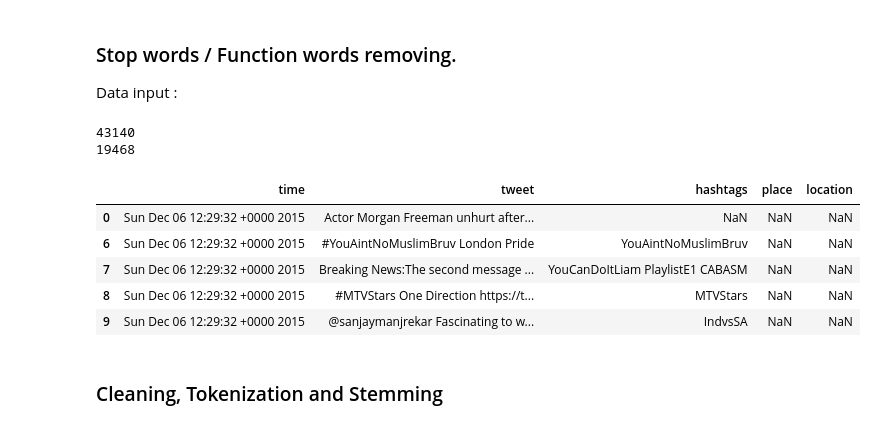
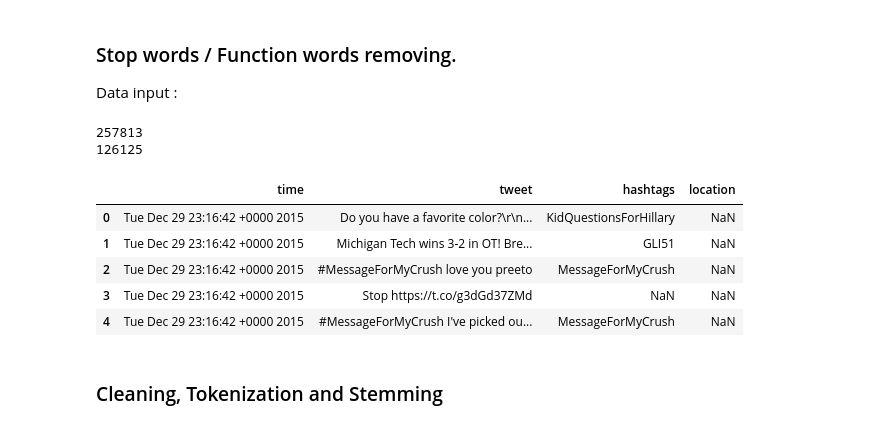
Before and after one commit to mydu/IIR, a Jupyter notebook: TwitterDataCleaning.ipynb, the cells around one changed output. Cells and saved outputs as stored; diff of their text form; code cells hidden in the pictures.

```diff
--- a/TwitterDataCleaning.ipynb
+++ b/TwitterDataCleaning.ipynb
@@ -12,26 +12,25 @@ import re
 
 Data input :
 # %%
-NorthAmerica = pd.read_csv("rawdata/trends/1206/NorthAmerica_Trends1206.csv",sep = ",", header = 0)
+NorthAmerica = pd.read_csv("rawdata/trends/1230/NorthAmerica_Trends1230.csv",sep = ",", header = 0)
 
-#NorthAmerica.columns = ['time','tweet','hashtags','location']
-NorthAmerica.columns = ['time','tweet','hashtags','place', 'location']
+NorthAmerica.columns = ['time','tweet','hashtags','location']
+# NorthAmerica.columns = ['time','tweet','hashtags','place', 'location']
 print len(NorthAmerica.index)
 NorthAmerica = NorthAmerica.drop_duplicates(subset='tweet',keep='last') #remove the duplicate tweets
 print len(NorthAmerica.index)
 
-
 TwitterData = NorthAmerica
 TwitterData.head()
 # %% [output]
-43140
-19468
+257813
+126125
-|  | time | tweet | hashtags | place | location |
-| 0 | Sun Dec 06 12:29:32 +0000 2015 | Actor Morgan Freeman unhurt after... | NaN | NaN | NaN |
-| 6 | Sun Dec 06 12:29:32 +0000 2015 | #YouAintNoMuslimBruv London Pride | YouAintNoMuslimBruv | NaN | NaN |
-| 7 | Sun Dec 06 12:29:32 +0000 2015 | Breaking News:The second message ... | YouCanDoItLiam PlaylistE1 CABASM | NaN | NaN |
-| 8 | Sun Dec 06 12:29:32 +0000 2015 | #MTVStars One Direction https://t... | MTVStars | NaN | NaN |
-| 9 | Sun Dec 06 12:29:32 +0000 2015 | @sanjaymanjrekar Fascinating to w... | IndvsSA | NaN | NaN |
+|  | time | tweet | hashtags | location |
+| 0 | Tue Dec 29 23:16:42 +0000 2015 | Do you have a favorite color?\r\n... | KidQuestionsForHillary | NaN |
+| 1 | Tue Dec 29 23:16:42 +0000 2015 | Michigan Tech wins 3-2 in OT! Bre... | GLI51 | NaN |
+| 2 | Tue Dec 29 23:16:42 +0000 2015 | #MessageForMyCrush love you preeto | MessageForMyCrush | NaN |
+| 3 | Tue Dec 29 23:16:42 +0000 2015 | Stop https://t.co/g3dGd37ZMd | NaN | NaN |
+| 4 | Tue Dec 29 23:16:42 +0000 2015 | #MessageForMyCrush I've picked ou... | MessageForMyCrush | NaN |
 # %% [markdown]
 ### Cleaning, Tokenization and Stemming
 # %% [markdown]
```
Also changed, not shown: parts of 10 cells of this notebook, 25 other files.
